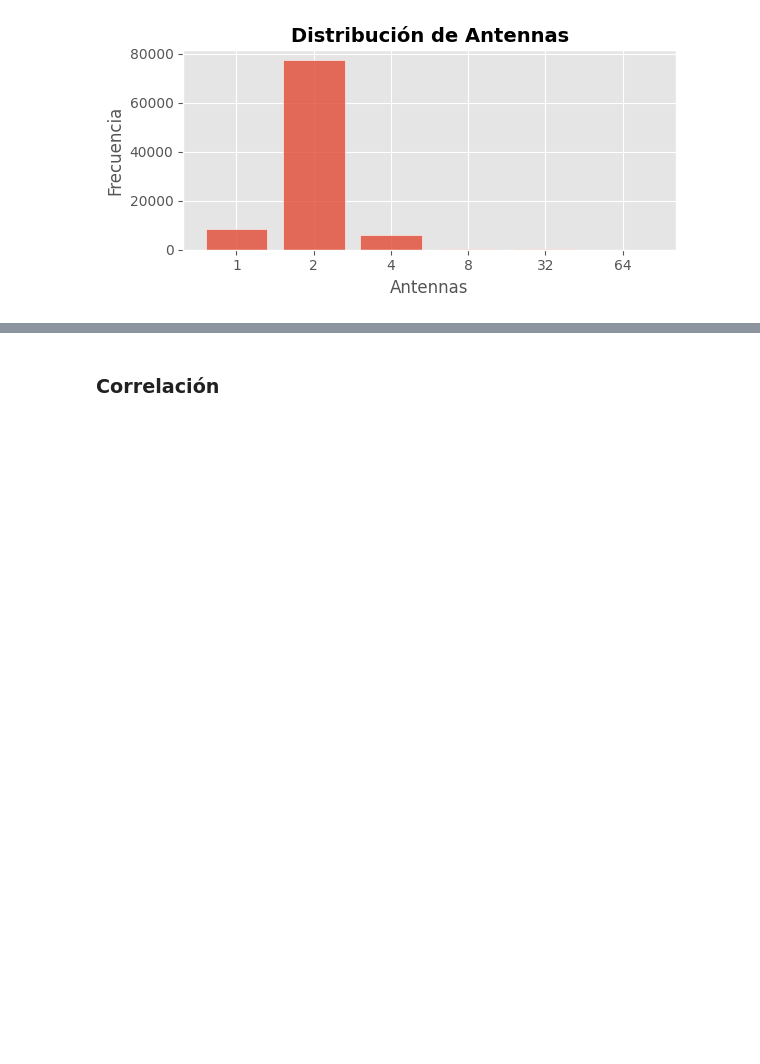
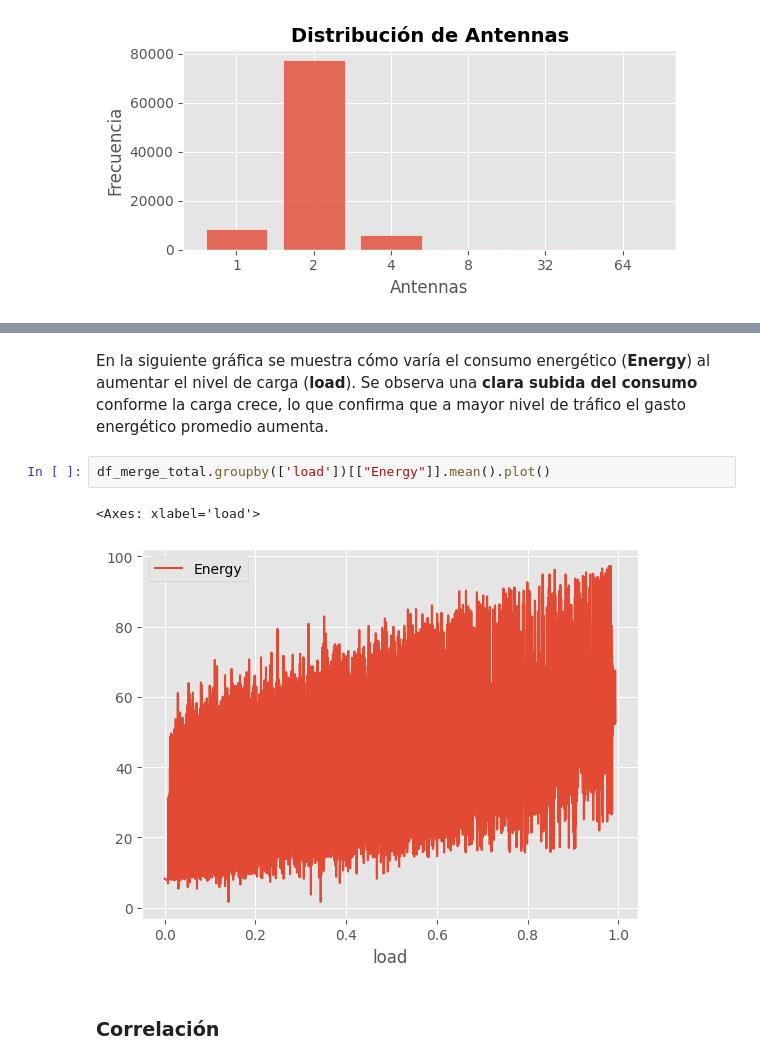
Before and after one commit to Jimateo/AI-ML-for-5G-Energy-Consumption-Modelling, a Jupyter notebook: Prueba_Tecnica_Laude.ipynb, the cells around one changed output, grey strips where cells are left out. Cells and saved outputs as stored; diff of their text form; blank space fills up the shorter version.

```diff
--- a/Prueba_Tecnica_Laude.ipynb
+++ b/Prueba_Tecnica_Laude.ipynb
@@ -271,2 +309,10 @@ plt.show()
+# %% [markdown]
+En la siguiente gráfica se muestra cómo varía el consumo energético (**Energy**) al aumentar el nivel de carga (**load**).
+Se observa una **clara subida del consumo** conforme la carga crece, lo que confirma que a mayor nivel de tráfico el gasto energético promedio aumenta.
+# %%
+df_merge_total.groupby(['load'])[["Energy"]].mean().plot()
+# %% [output]
+<Axes: xlabel='load'>
+[figure, added]
 # %% [markdown]
 ### Correlación
```
Also changed, not shown: parts of 37 cells of this notebook.
